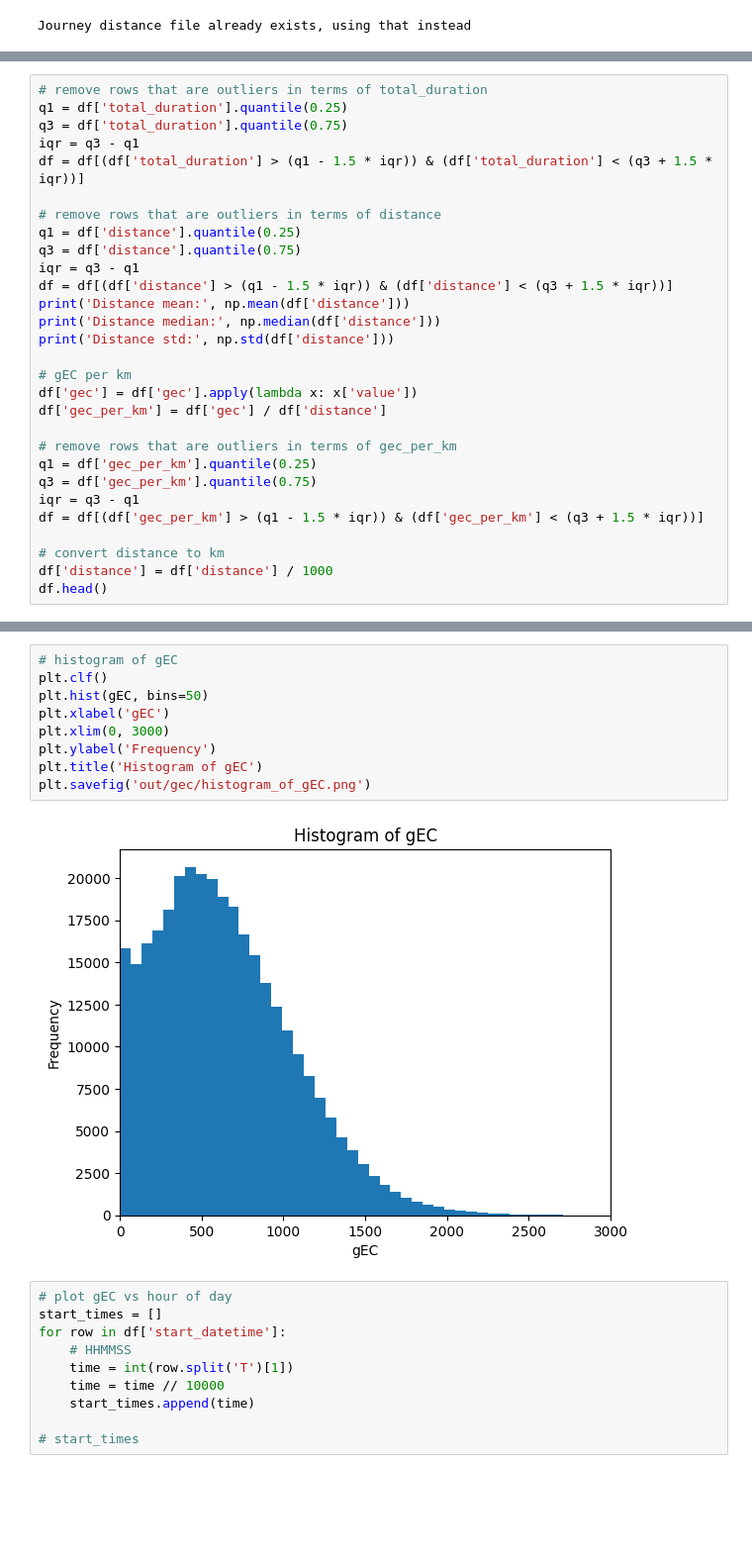
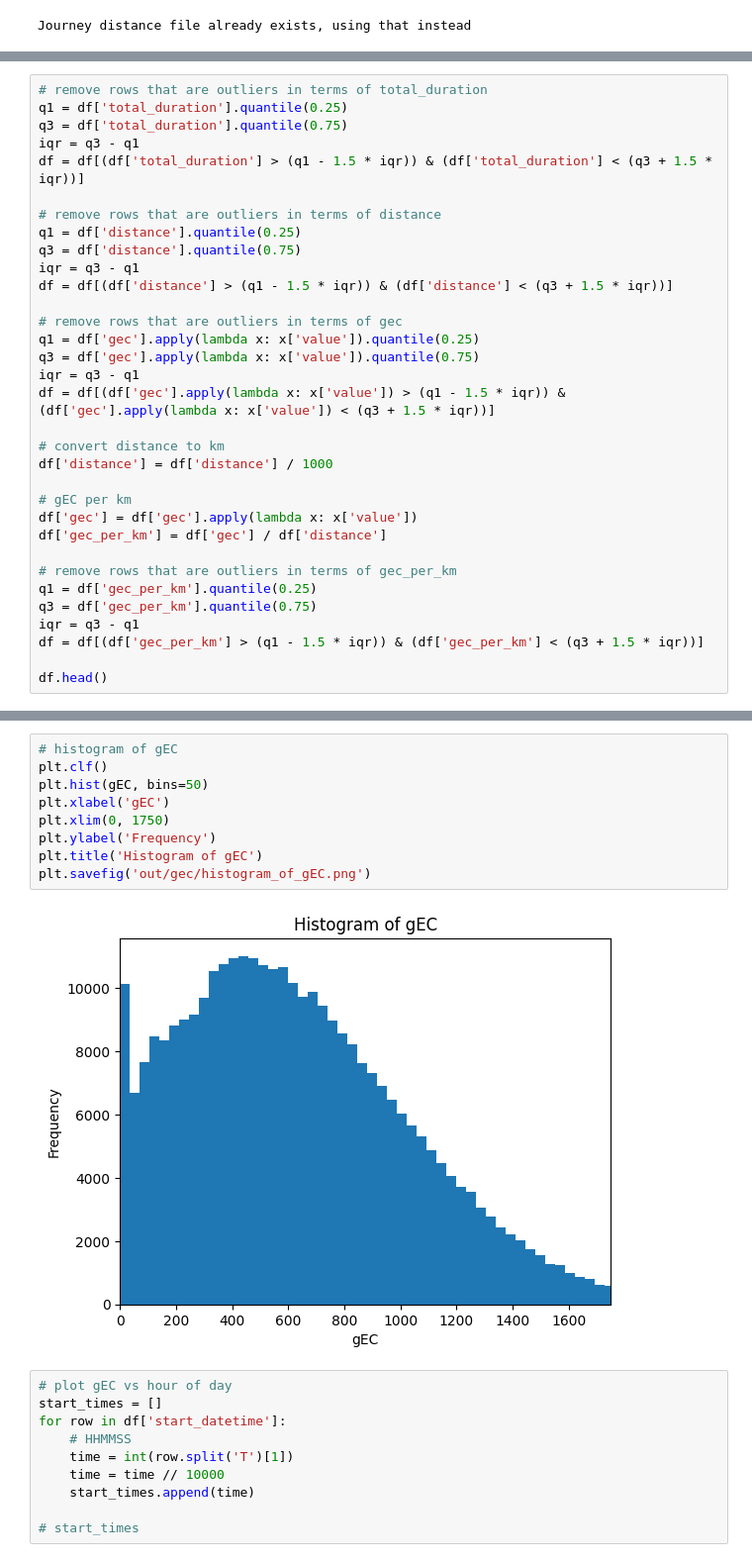
Before and after one commit to AldenCutler/LyonE24, a Jupyter notebook: stats-graphs/gec.ipynb, the cells around one changed output, grey strips where cells are left out. Shown at 99% size. Drawn from its saved outputs; the diff is of its cells as text; blank space fills up the shorter version.

```diff
--- a/stats-graphs/gec.ipynb
+++ b/stats-graphs/gec.ipynb
@@ -120,9 +120,15 @@ q1 = df['distance'].quantile(0.25)
 q3 = df['distance'].quantile(0.75)
 iqr = q3 - q1
 df = df[(df['distance'] > (q1 - 1.5 * iqr)) & (df['distance'] < (q3 + 1.5 * iqr))]
-print('Distance mean:', np.mean(df['distance']))
-print('Distance median:', np.median(df['distance']))
-print('Distance std:', np.std(df['distance']))
+
+# remove rows that are outliers in terms of gec
+q1 = df['gec'].apply(lambda x: x['value']).quantile(0.25)
+q3 = df['gec'].apply(lambda x: x['value']).quantile(0.75)
+iqr = q3 - q1
+df = df[(df['gec'].apply(lambda x: x['value']) > (q1 - 1.5 * iqr)) & (df['gec'].apply(lambda x: x['value']) < (q3 + 1.5 * iqr))]
+
+# convert distance to km
+df['distance'] = df['distance'] / 1000
 
 # gEC per km
 df['gec'] = df['gec'].apply(lambda x: x['value'])
@@ -134,8 +140,6 @@ q3 = df['gec_per_km'].quantile(0.75)
 iqr = q3 - q1
 df = df[(df['gec_per_km'] > (q1 - 1.5 * iqr)) & (df['gec_per_km'] < (q3 + 1.5 * iqr))]
 
-# convert distance to km
-df['distance'] = df['distance'] / 1000
 df.head()
 # %% [output]
 Distance mean: 8084.709218047177
@@ -213,14 +223,14 @@ Equation of trendline:
 # %%
 # histogram of gEC
 plt.clf()
 plt.hist(gEC, bins=50)
 plt.xlabel('gEC')
-plt.xlim(0, 3000)
+plt.xlim(0, 1750)
 plt.ylabel('Frequency')
 plt.title('Histogram of gEC')
 plt.savefig('out/gec/histogram_of_gEC.png')
 # %% [output]
-[figure, old version]
+[figure, new version]
 # %%
 # plot gEC vs hour of day
 start_times = []
```
Also changed, not shown: parts of 10 cells of this notebook, 7 other files.
